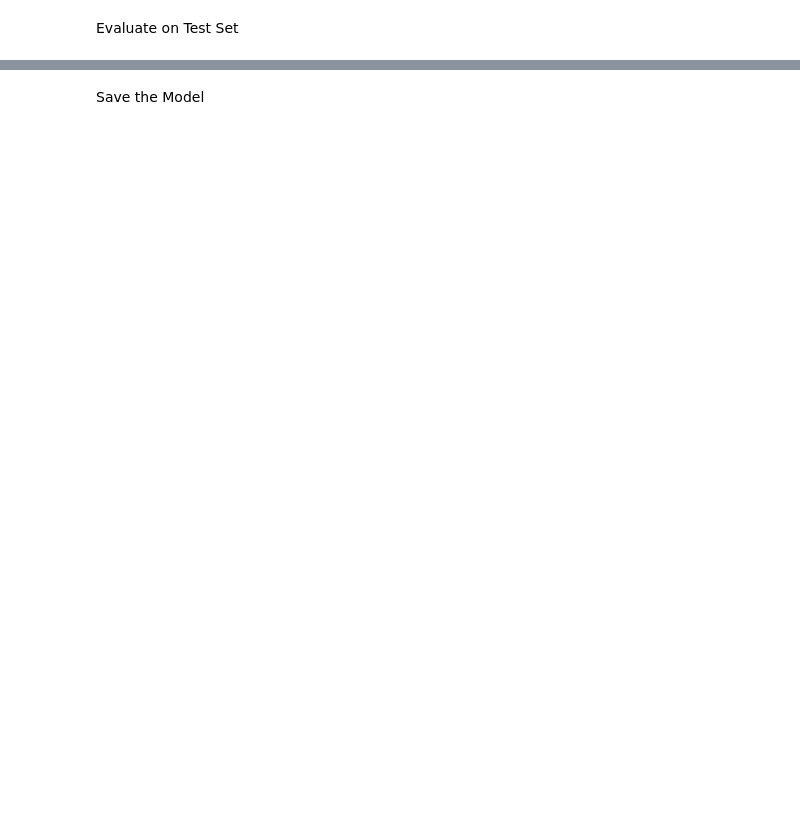
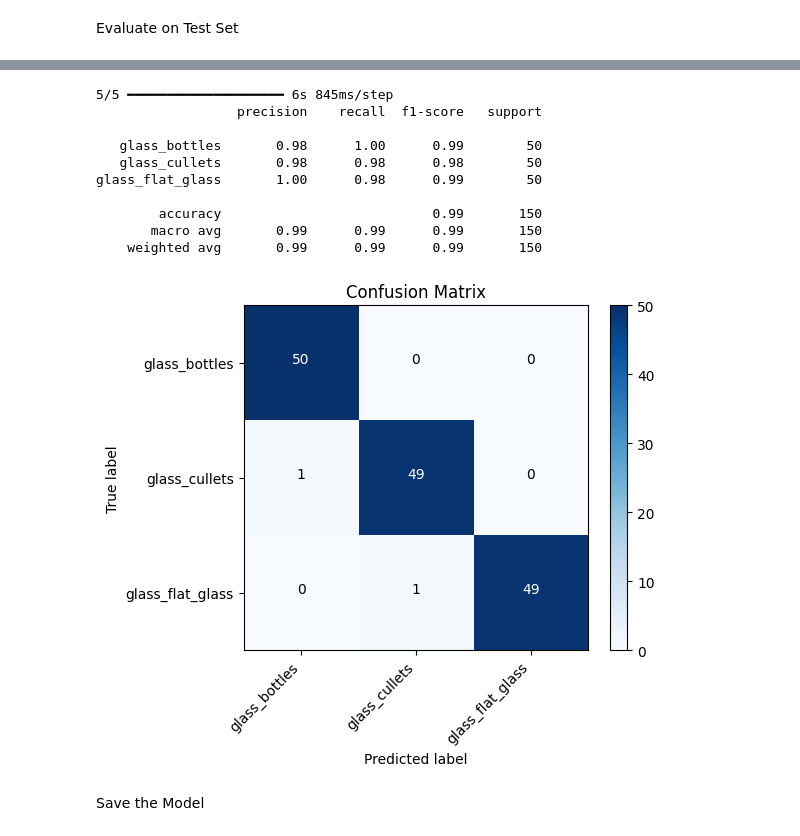
Before and after one commit to jannamorcozo/SORT-IT, a Jupyter notebook: notebooks/stage3_glass_mobilenet_training.ipynb, the cells around one changed output, grey strips where cells are left out. Saved outputs shown, nothing was run; the diff lists cells and outputs as text; code cells hidden in the pictures; blank space fills up the shorter version.

Commit message:
new trained stage 3 and its models

```diff
--- a/notebooks/stage3_glass_mobilenet_training.ipynb
+++ b/notebooks/stage3_glass_mobilenet_training.ipynb
@@ -211,3 +211,53 @@ results = model.evaluate(test_generator, return_dict=True)
+# %%
+from sklearn.metrics import classification_report, confusion_matrix
+import numpy as np
+import matplotlib.pyplot as plt
+
+# Predict on test set
+test_generator.reset()
+y_probs = model.predict(test_generator)
+y_pred = np.argmax(y_probs, axis=1)
+y_true = test_generator.classes
+
+class_names = list(test_generator.class_indices.keys())
+
+# Classification report
+print(classification_report(y_true, y_pred, target_names=class_names))
+
+# Confusion matrix
+cm = confusion_matrix(y_true, y_pred)
+
+plt.figure(figsize=(6, 5))
+plt.imshow(cm, interpolation="nearest", cmap=plt.cm.Blues)
+plt.title("Confusion Matrix")
+plt.colorbar()
+tick_marks = np.arange(len(class_names))
+plt.xticks(tick_marks, class_names, rotation=45, ha="right")
+plt.yticks(tick_marks, class_names)
+
+thresh = cm.max() / 2
+for i in range(cm.shape[0]):
+    for j in range(cm.shape[1]):
+        plt.text(j, i, cm[i, j],
+                 horizontalalignment="center",
+                 color="white" if cm[i, j] > thresh else "black")
+
+plt.ylabel("True label")
+plt.xlabel("Predicted label")
+plt.tight_layout()
+plt.show()
+# %% [output]
+5/5 ━━━━━━━━━━━━━━━━━━━━ 6s 845ms/step
+                  precision    recall  f1-score   support
+
+   glass_bottles       0.98      1.00      0.99        50
+   glass_cullets       0.98      0.98      0.98        50
+glass_flat_glass       1.00      0.98      0.99        50
+
+        accuracy                           0.99       150
+       macro avg       0.99      0.99      0.99       150
+    weighted avg       0.99      0.99      0.99       150
+[figure, added]
 # %% [markdown]
 Save the Model
 # %%
```
Also changed, not shown: parts of 5 cells of this notebook, 15 other files.
